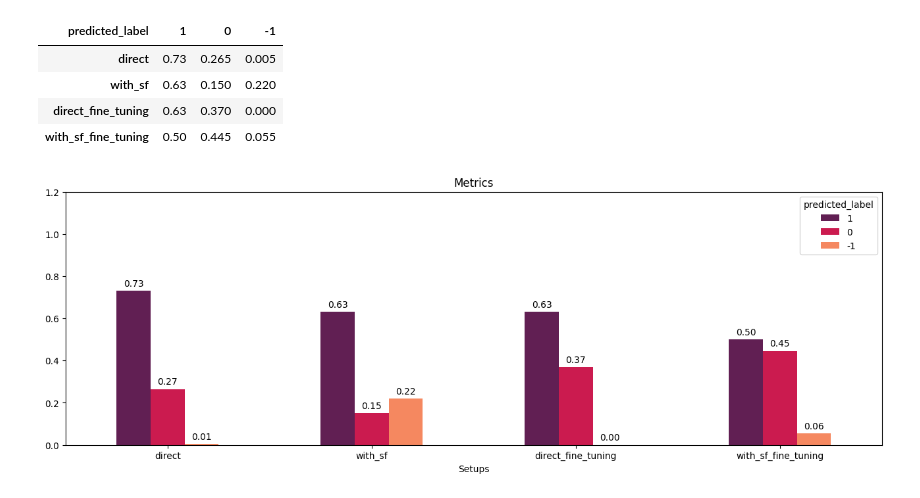
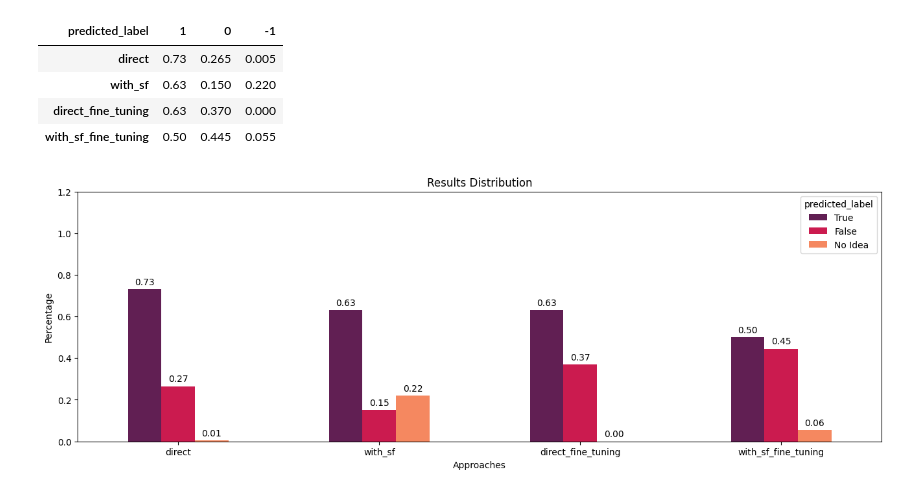
Before and after one commit to RutaTang/ToM-LM, a Jupyter notebook: analysis.ipynb, the cells around one changed output. Cells and saved outputs as stored; diff of their text form; code cells hidden in the pictures.

```diff
--- a/analysis.ipynb
+++ b/analysis.ipynb
@@ -74,6 +74,6 @@ distribution
 | direct_fine_tuning | 0.63 | 0.370 | 0.000 |
 | with_sf_fine_tuning | 0.50 | 0.445 | 0.055 |
 # %%
-plot_metrics(distribution)
+plot_results_distribution(distribution)
 # %% [output]
-[figure, old version]
+[figure, new version]
```
Also changed, not shown: parts of 2 cells of this notebook, 1 other file.
